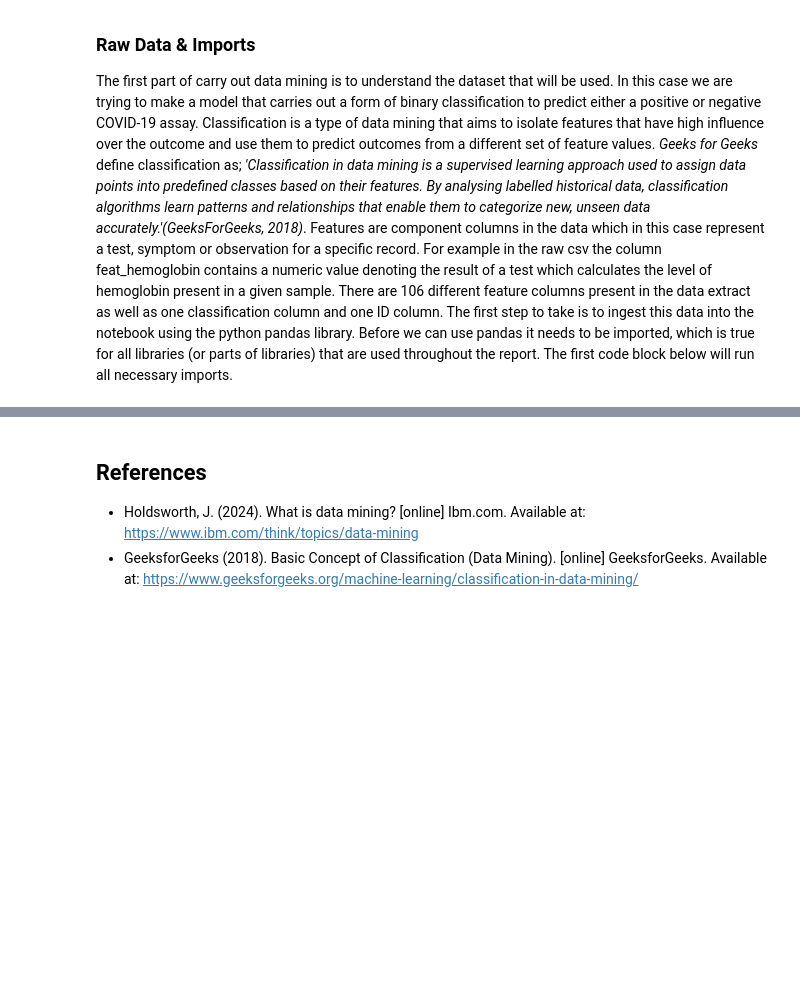
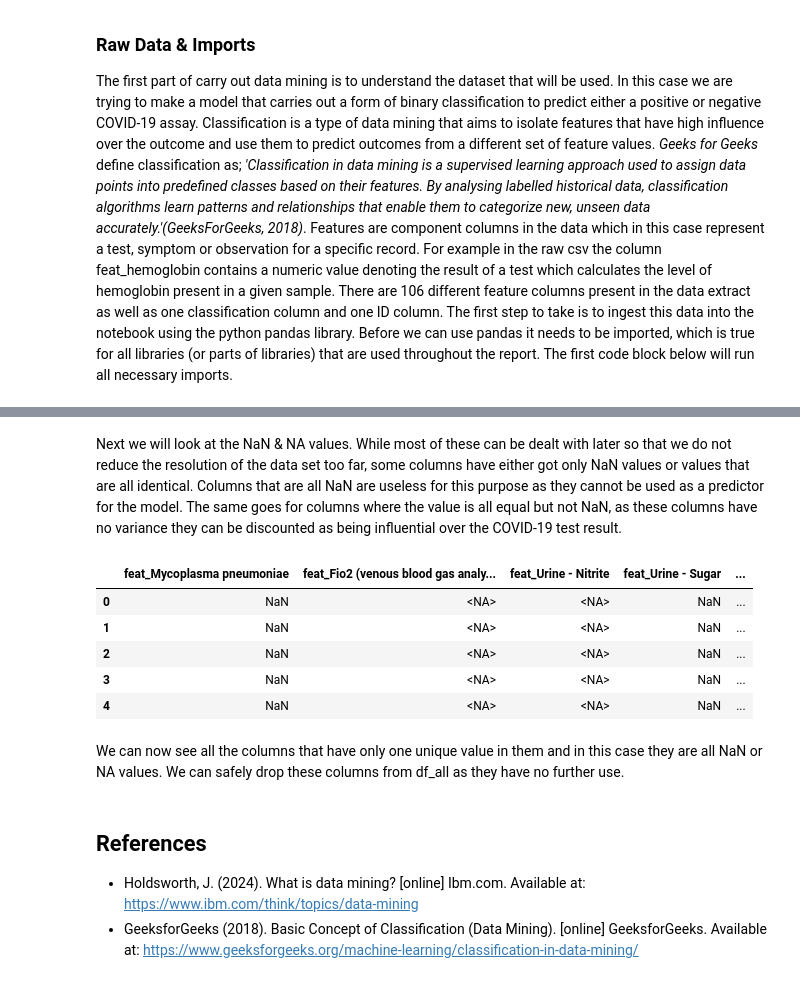
Before and after one commit to TheCherubQueen/DC3DMN, a Jupyter notebook: cw/DC3DMN_Report.ipynb, the cells around one changed output, grey strips where cells are left out. Cells and saved outputs as stored; diff of their text form; code cells hidden in the pictures; blank space fills up the shorter version.

Commit message:
further report work

```diff
--- a/cw/DC3DMN_Report.ipynb
+++ b/cw/DC3DMN_Report.ipynb
@@ -45,0 +97,15 @@ from sklearn.preprocessing import StandardScaler
+# %% [markdown]
+Next we will look at the NaN & NA values. While most of these can be dealt with later so that we do not reduce the resolution of the data set too far, some columns have either got only NaN values or values that are all identical. Columns that are all NaN are useless for this purpose as they cannot be used as a predictor for the model. The same goes for columns where the value is all equal but not NaN, as these columns have no variance they can be discounted as being influential over the COVID-19 test result.
+# %%
+#Find all columns with only a single unique value in the column
+df_single_values =  df_all.loc[:, df_all.nunique(dropna = False) == 1]
+df_single_values.head(5)
+# %% [output]
+|  | feat_Mycoplasma pneumoniae | feat_Fio2 (venous blood gas analy... | feat_Urine - Nitrite | feat_Urine - Sugar | ... |
+| 0 | NaN | <NA> | <NA> | NaN | ... |
+| 1 | NaN | <NA> | <NA> | NaN | ... |
+| 2 | NaN | <NA> | <NA> | NaN | ... |
+| 3 | NaN | <NA> | <NA> | NaN | ... |
+| 4 | NaN | <NA> | <NA> | NaN | ... |
+# %% [markdown]
+We can now see all the columns that have only one unique value in them and in this case they are all NaN or NA values. We can safely drop these columns from df_all as they have no further use.
```
Also changed, not shown: parts of 6 cells of this notebook.
